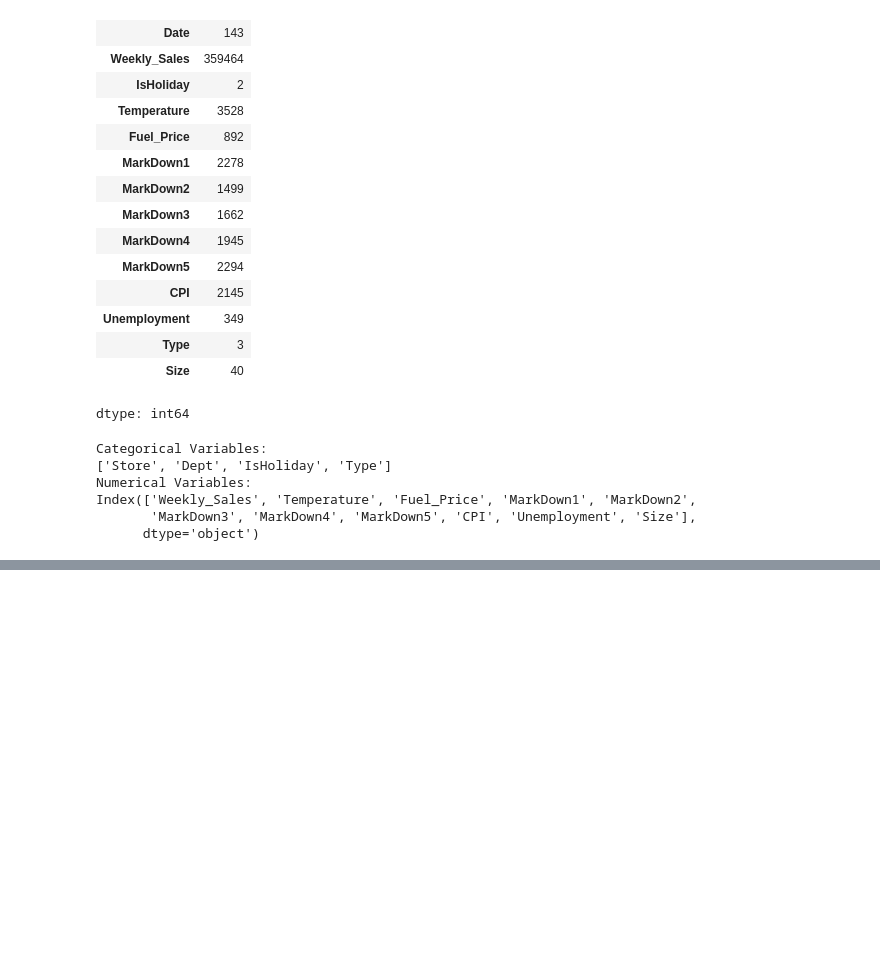
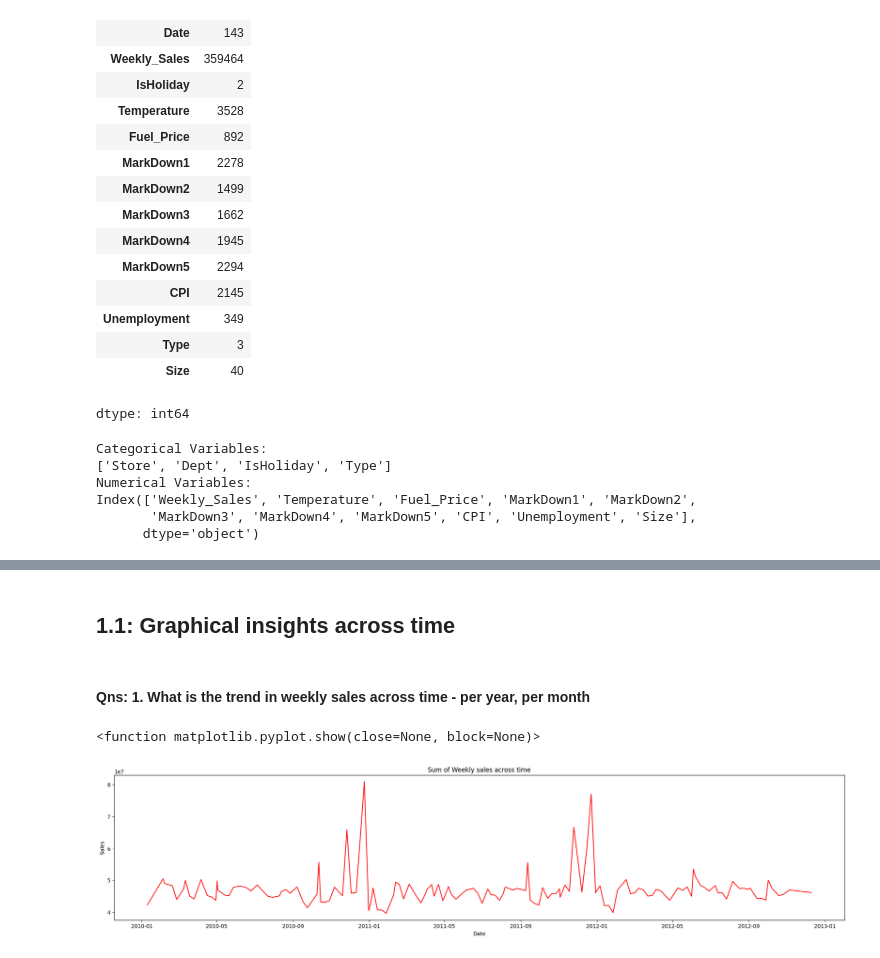
Before and after one commit to sharath199324/Integrated-Retail-Analytics-for-Store-Optimization-main, a Jupyter notebook: Retail_Analytics.ipynb, the cells around one changed output, grey strips where cells are left out. Saved outputs shown, nothing was run; the diff lists cells and outputs as text; code cells hidden in the pictures; blank space fills up the shorter version.

```diff
--- a/Retail_Analytics.ipynb
+++ b/Retail_Analytics.ipynb
@@ -251,0 +260,19 @@ Index(['Weekly_Sales', 'Temperature', 'Fuel_Price', 'MarkDown1', 'MarkDown2',
+# %% [markdown]
+## **1.1: Graphical insights across time**
+# %% [markdown]
+#### Qns: 1. What is the trend in weekly sales across time - per year, per month
+# %%
+# Sum of sales  across time
+sales_across_time = df_new.groupby(by = ['Date'], as_index = False)['Weekly_Sales'].sum()
+
+plt.figure(figsize = (25,5))
+plt.plot(sales_across_time.Date, sales_across_time.Weekly_Sales,color="r")
+plt.title("Sum of Weekly sales across time")
+plt.xlabel("Date")
+plt.ylabel("Sales")
+plt.show
+
+# Sales are generally constant, except on certain months (Nov, Dec)
+# %% [output]
+<function matplotlib.pyplot.show(close=None, block=None)>
+[figure, added]
```
Also changed, not shown: parts of 34 cells of this notebook.
